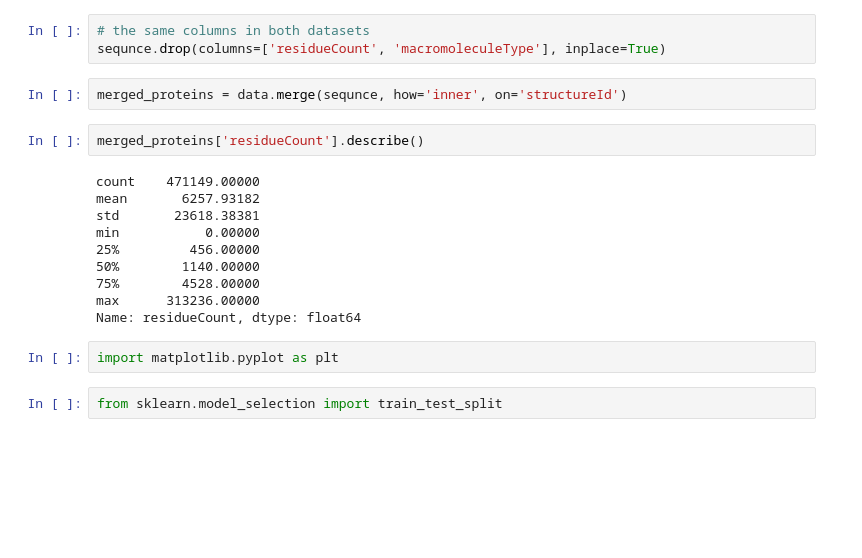
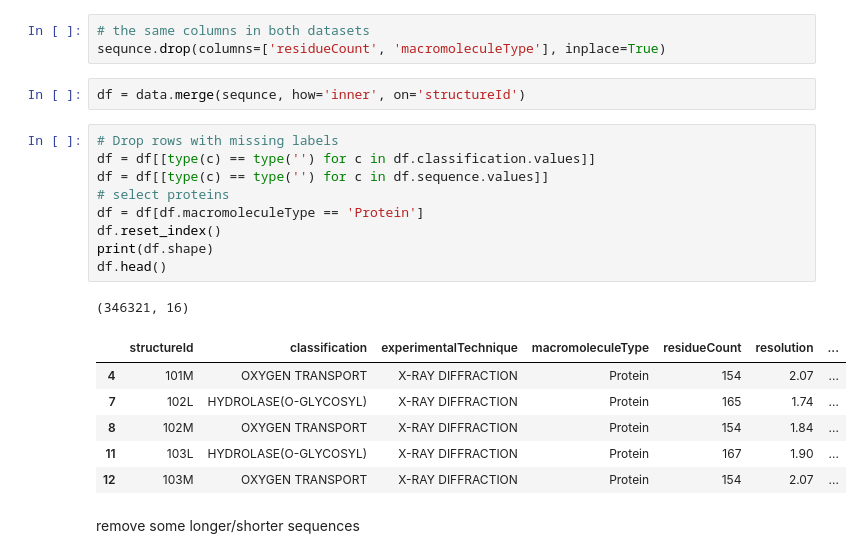
Before and after one commit to dhajek25/bio_data, a Jupyter notebook: protein_class_prep.ipynb, the cells around one changed output. Cells and saved outputs as stored; diff of their text form; blank space fills up the shorter version.

```diff
--- a/protein_class_prep.ipynb
+++ b/protein_class_prep.ipynb
@@ -28,20 +50,23 @@ sequnce.head()
 # the same columns in both datasets
 sequnce.drop(columns=['residueCount', 'macromoleculeType'], inplace=True)
 # %%
-merged_proteins = data.merge(sequnce, how='inner', on='structureId')
+df = data.merge(sequnce, how='inner', on='structureId')
-# %%
-merged_proteins['residueCount'].describe()
-# %% [output]
-count    471149.00000
-mean       6257.93182
-std       23618.38381
-min           0.00000
-25%         456.00000
-50%        1140.00000
-75%        4528.00000
-max      313236.00000
-Name: residueCount, dtype: float64
-# %%
-import matplotlib.pyplot as plt
-# %%
-from sklearn.model_selection import train_test_split
+# %%
+# Drop rows with missing labels
+df = df[[type(c) == type('') for c in df.classification.values]]
+df = df[[type(c) == type('') for c in df.sequence.values]]
+# select proteins
+df = df[df.macromoleculeType == 'Protein']
+df.reset_index()
+print(df.shape)
+df.head()
+# %% [output]
+(346321, 16)
+|  | structureId | classification | experimentalTechnique | macromoleculeType | residueCount | resolution | ... |
+| 4 | 101M | OXYGEN TRANSPORT | X-RAY DIFFRACTION | Protein | 154 | 2.07 | ... |
+| 7 | 102L | HYDROLASE(O-GLYCOSYL) | X-RAY DIFFRACTION | Protein | 165 | 1.74 | ... |
+| 8 | 102M | OXYGEN TRANSPORT | X-RAY DIFFRACTION | Protein | 154 | 1.84 | ... |
+| 11 | 103L | HYDROLASE(O-GLYCOSYL) | X-RAY DIFFRACTION | Protein | 167 | 1.90 | ... |
+| 12 | 103M | OXYGEN TRANSPORT | X-RAY DIFFRACTION | Protein | 154 | 2.07 | ... |
+# %% [markdown]
+remove some longer/shorter sequences
```
Also changed, not shown: parts of 45 cells of this notebook.
